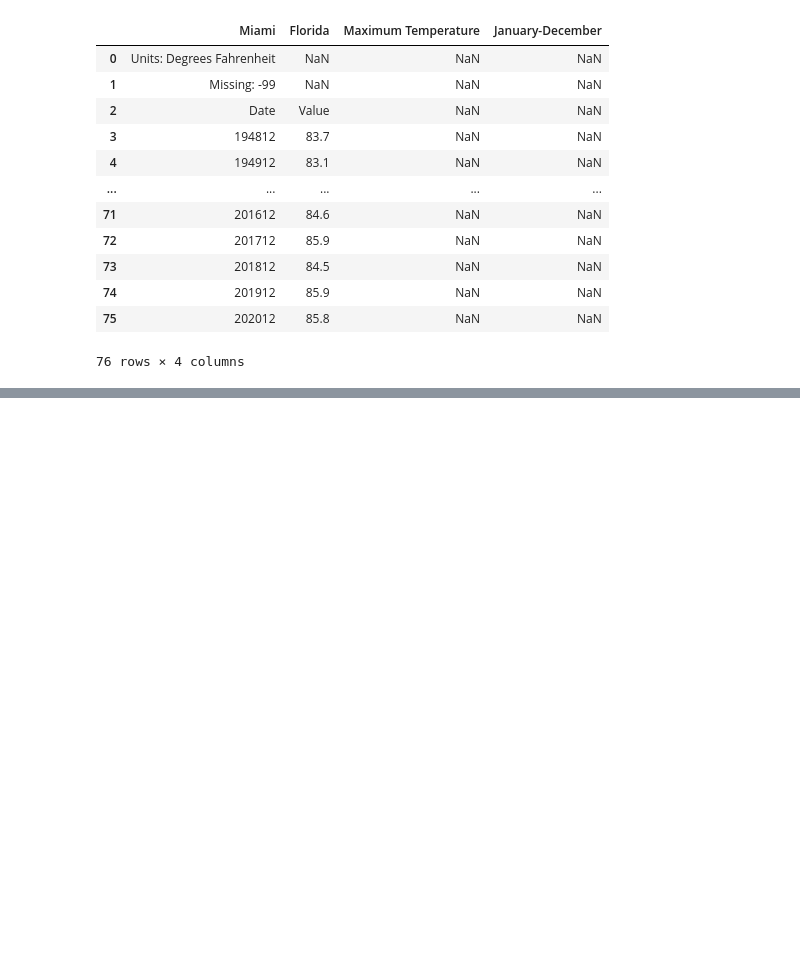
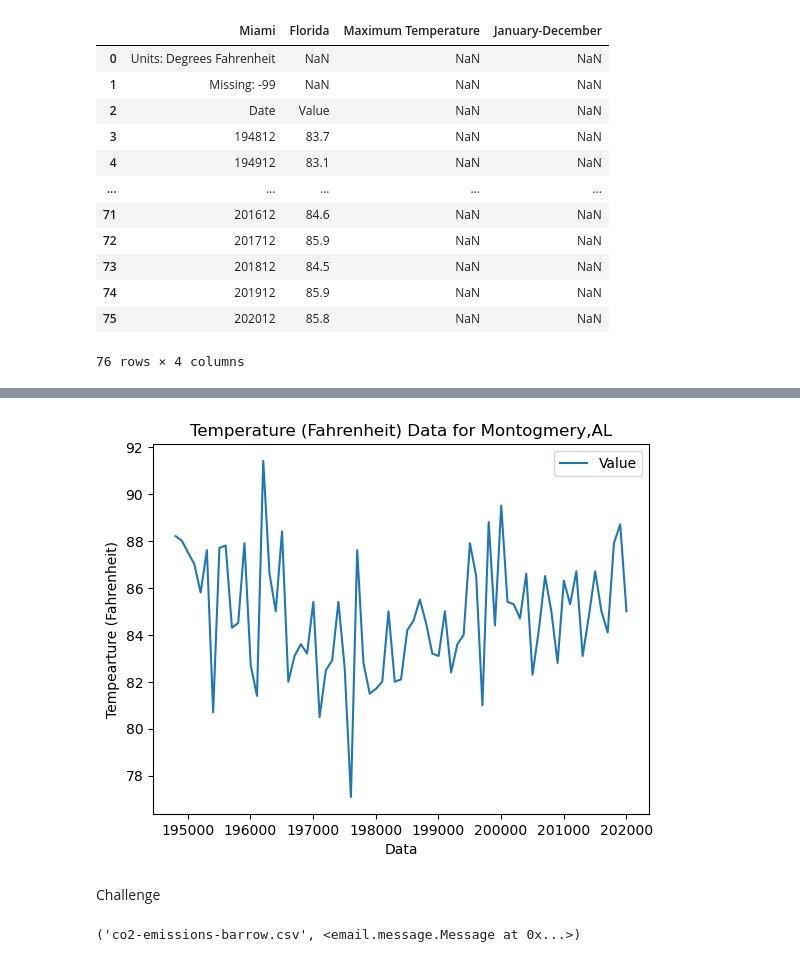
Before and after one commit to I-Sobe/UC_earth_data_science_course, a Jupyter notebook: tabular data for eds.ipynb, the cells around one changed output, grey strips where cells are left out. Saved outputs shown, nothing was run; the diff lists cells and outputs as text; code cells hidden in the pictures; blank space fills up the shorter version.

```diff
--- a/tabular data for eds.ipynb
+++ b/tabular data for eds.ipynb
@@ -100,0 +127,6 @@ miami_temp = pd.read_csv(miami)
+# %%
+# open temperature data for Seatle, Washington
+montogmery_temp_url = "https://www.ncdc.noaa.gov/cag/city/time-series/USW00013895-tmax-1-5-1895-2020.csv"
+
+montogmery_temp = pd.read_csv(montogmery_temp_url)
+montogmery_temp
@@ -100,0 +147,6 @@ miami_temp = pd.read_csv(miami)
+# %%
+# dropping the metadata
+montogmery_temp = pd.read_csv(montogmery_temp_url,
+                          skiprows=3,
+                          na_values=-99)
+montogmery_temp
@@ -100,0 +167,24 @@ miami_temp = pd.read_csv(miami)
+# %%
+# plotting the data
+f, ax = plt.subplots()
+montogmery_temp.plot(x="Date",
+                        y="Value",
+                        title="Temperature (Fahrenheit) Data for Montogmery,AL",
+                        ax=ax)
+ax.set(xlabel='Data',
+       ylabel='Tempearture (Fahrenheit)')
+plt.show()
+# %% [output]
+[figure, added]
+# %% [markdown]
+Challenge
+# %%
+# Download greenhouse gas CO2 data
+import urllib.request
+
+greenhouse_gas_url = "ftp://aftp.cmdl.noaa.gov/data/trace_gases/co2/in-situ/surface/brw/co2_brw_surface-insitu_1_ccgg_MonthlyData.txt"
+
+urllib.request.urlretrieve(url=greenhouse_gas_url,
+                           filename="co2-emissions-barrow.csv")
+# %% [output]
+('co2-emissions-barrow.csv', <email.message.Message at 0x...>)
```
Also changed, not shown: parts of 8 cells of this notebook, 1 other file.
